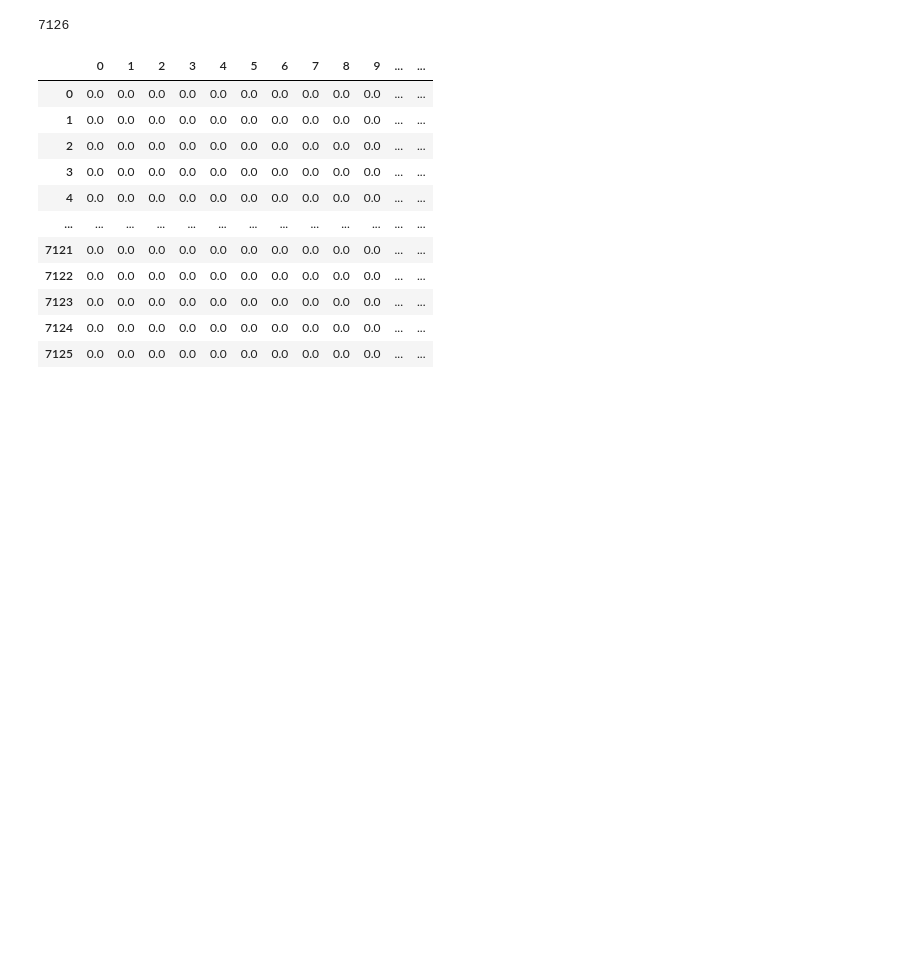
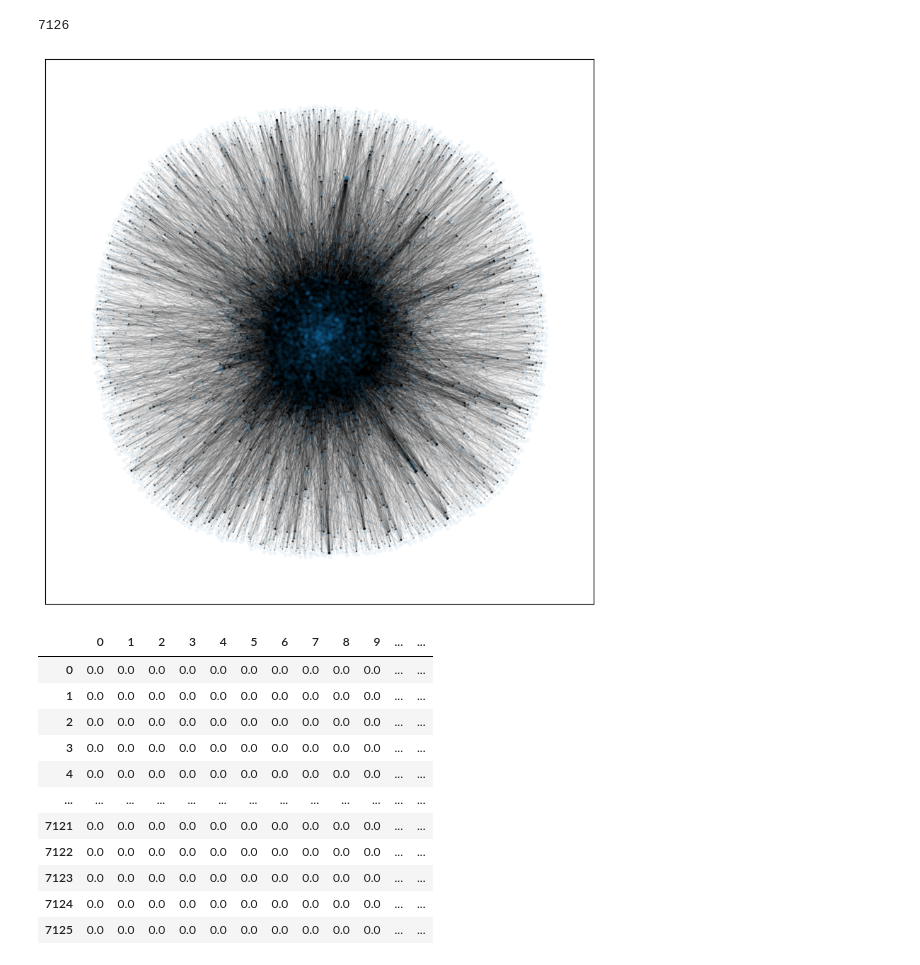
Before and after one commit to bobmst/twitch_social_network_analysis, a Jupyter notebook: twitch_en_network.ipynb, the cells around one changed output. Cells and saved outputs as stored; diff of their text form; code cells hidden in the pictures; blank space fills up the shorter version.

Commit message:
update results

```diff
--- a/twitch_en_network.ipynb
+++ b/twitch_en_network.ipynb
@@ -122,14 +122,16 @@ len(ls_nodes)
 # %% [output]
 7126
 # %%
-# %matplotlib inline
-# # Visualize the graph
-# plt.figure(figsize=(10, 10))
+%matplotlib inline
+# Visualize the graph
+plt.figure(figsize=(10, 10))
 
-# pos = nx.spring_layout(G_twitch_en)
-# nx.draw_networkx(G_twitch_en, pos, with_labels=False, node_size=10, arrowsize=2, alpha=0.05)
-# plt.savefig(os.path.join(path_result,'network_twitch.png'))
-# plt.show()
+pos = nx.spring_layout(G_twitch_en)
+nx.draw_networkx(G_twitch_en, pos, with_labels=False, node_size=10, arrowsize=2, alpha=0.05)
+plt.savefig(os.path.join(path_result,'network_twitch.png'))
+plt.show()
+# %% [output]
+[figure, added]
 # %%
 nx.to_pandas_adjacency(G_twitch_en,nodelist = ls_nodes)
 # %% [output]
```
Also changed, not shown: parts of 6 cells of this notebook, 1 other file.
